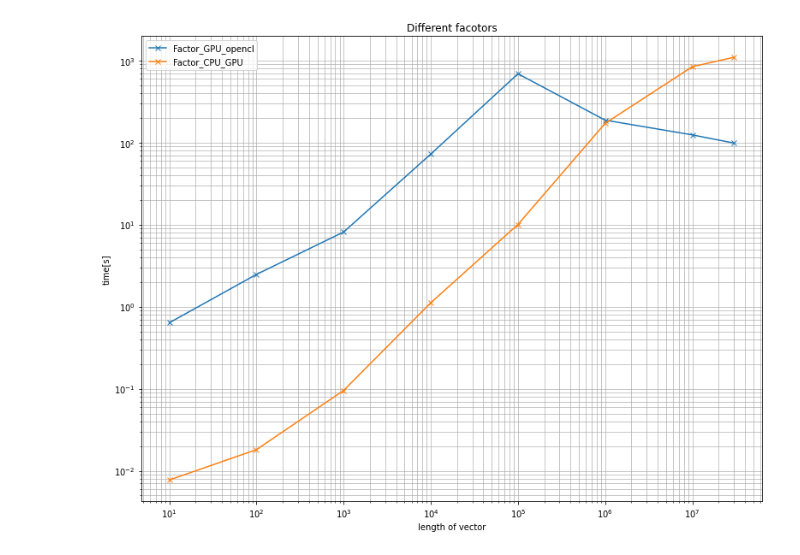
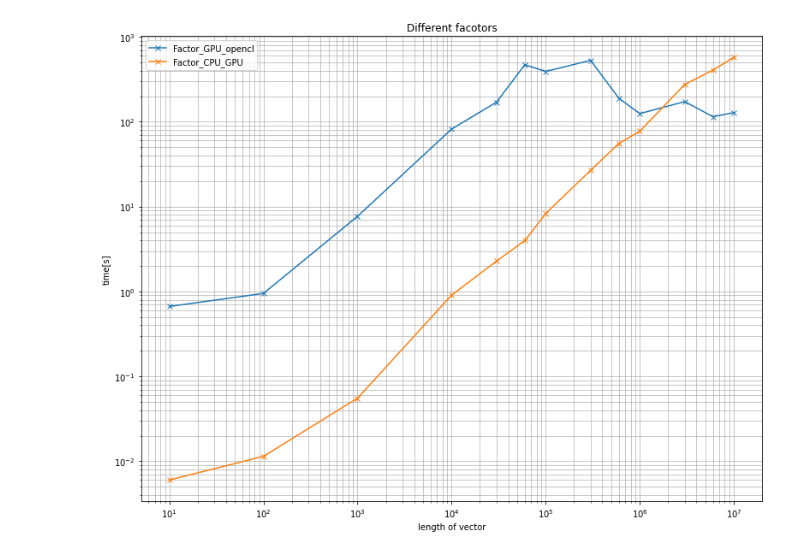
Before and after one commit to axcy0809/ManyCore, a Jupyter notebook: Alex/Ex7/plots.ipynb, the cells around one changed output. Drawn from its saved outputs; the diff is of its cells as text; code cells hidden in the pictures.

```diff
--- a/Alex/Ex7/plots.ipynb
+++ b/Alex/Ex7/plots.ipynb
@@ -3,0 +5,4 @@ import matplotlib.pyplot as plt
+# %%
+df_opencl = pd.read_csv("dot_times_withOutGPU.csv",sep = ";")
+df_GPU = pd.read_csv("dot_times_withOutGPU.csv",sep = ";")
+df_opencl
@@ -23,13 +57,13 @@ plt.savefig("Bilder/Runtime_dotProduct")
 [figure]
 # %%
 plt.figure(figsize=(13,10))
-plt.loglog(N,factor_CPU_opencl, label = "Factor_GPU_opencl", marker='x')
-plt.loglog(N,factor_CPU_GPU, label = "Factor_CPU_GPU", marker='x')
+plt.loglog(df_opencl["N"],df_opencl["factor_opencl_CPU"], label = "Factor_GPU_opencl", marker='x')
+plt.loglog(df_opencl["N"],df_GPU["factor_opencl_GPU"], label = "Factor_CPU_GPU", marker='x')
 plt.legend()
 plt.grid(True, which="both",linewidth=0.7)
 plt.title("Different facotors")
 plt.xlabel("length of vector")
 plt.ylabel("time[s]")
 plt.savefig("Bilder/diff_factor")
 # %% [output]
-[figure, old version]
+[figure, new version]
```
Also changed, not shown: parts of 9 cells of this notebook, 11 other files.
